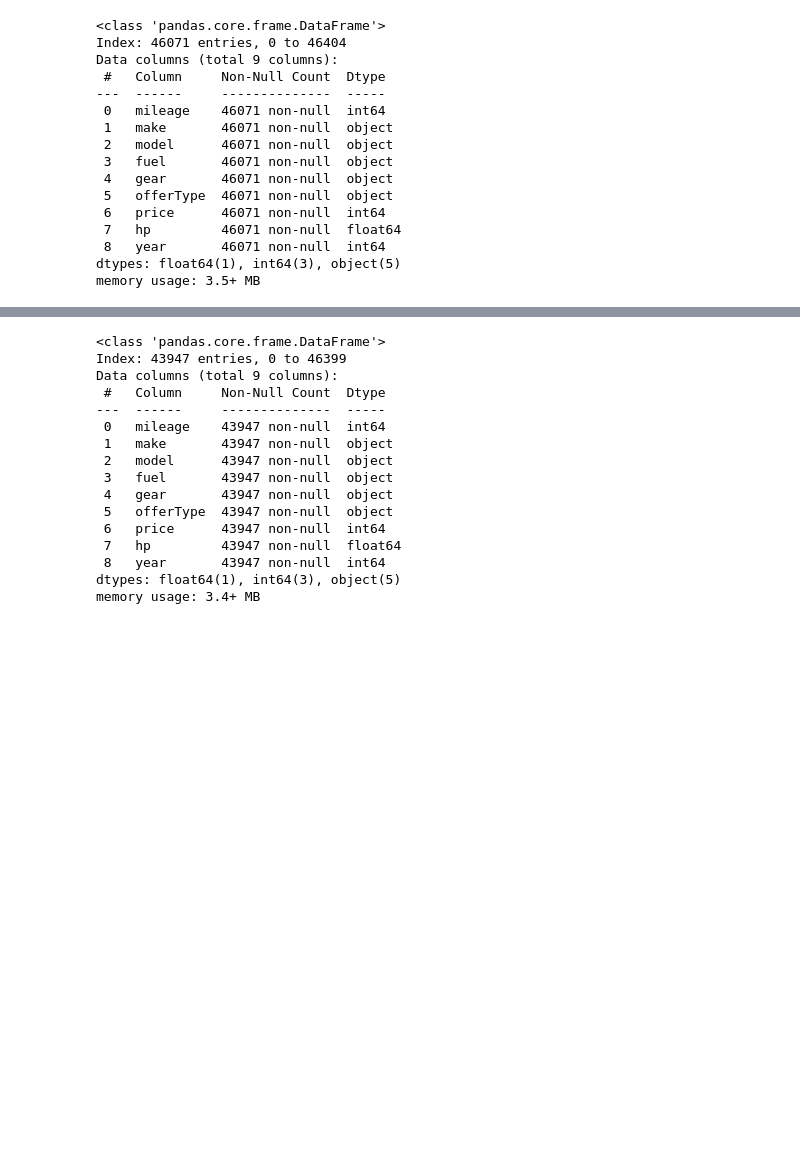
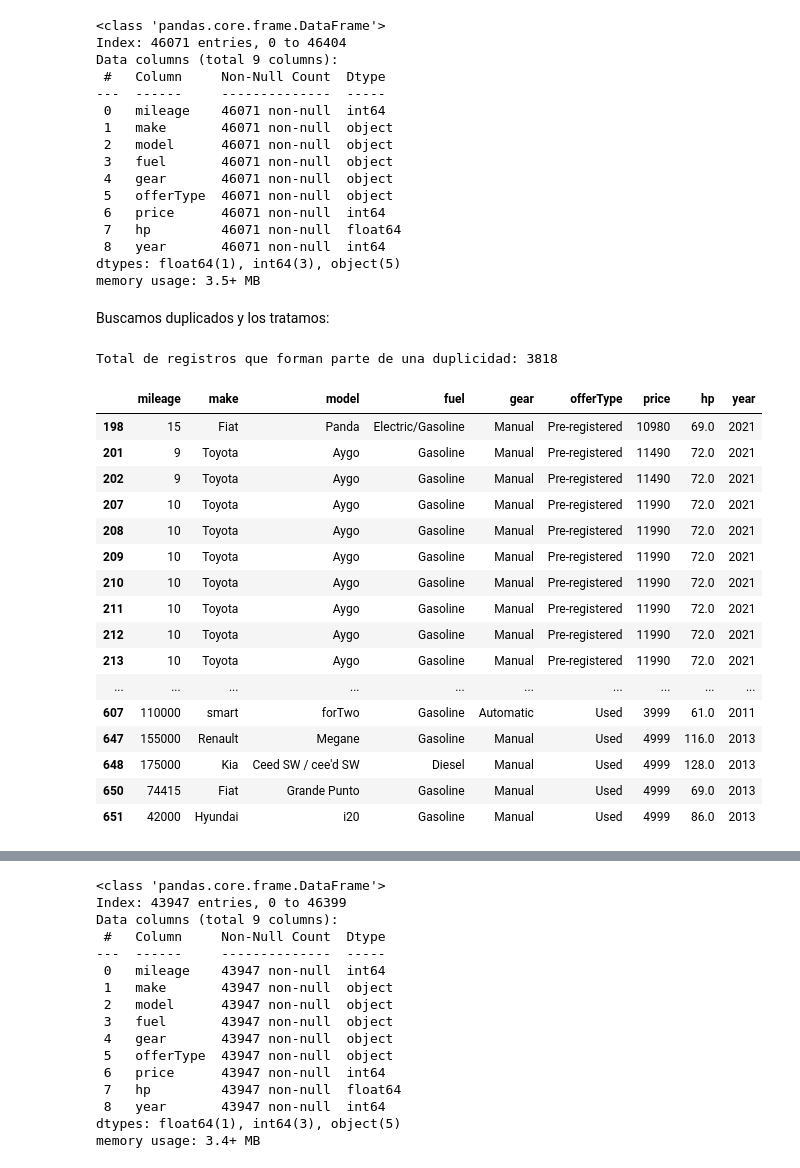
Before and after one commit to JPG250493/ML_Tasacion_Automotriz, a Jupyter notebook: src/notebooks/01 - MiniEDA.ipynb, the cells around one changed output, grey strips where cells are left out. Cells and saved outputs as stored; diff of their text form; code cells hidden in the pictures; blank space fills up the shorter version.

```diff
--- a/src/notebooks/01 - MiniEDA.ipynb
+++ b/src/notebooks/01 - MiniEDA.ipynb
@@ -86,3 +101,32 @@ Data columns (total 9 columns):
  8   year       46071 non-null  int64
 dtypes: float64(1), int64(3), object(5)
 memory usage: 3.5+ MB
+# %% [markdown]
+Buscamos duplicados y los tratamos:
+# %%
+# Contamos todas las apariciones de filas que tienen duplicados
+total_implicados = df.duplicated(keep=False).sum()
+print(f"Total de registros que forman parte de una duplicidad: {total_implicados}")
+# %% [output]
+Total de registros que forman parte de una duplicidad: 3818
+# %%
+# Muestra las filas que están duplicadas
+df[df.duplicated()].head(20)
+# %% [output]
+|  | mileage | make | model | fuel | gear | offerType | price | hp | year |
+| 198 | 15 | Fiat | Panda | Electric/Gasoline | Manual | Pre-registered | 10980 | 69.0 | 2021 |
+| 201 | 9 | Toyota | Aygo | Gasoline | Manual | Pre-registered | 11490 | 72.0 | 2021 |
+| 202 | 9 | Toyota | Aygo | Gasoline | Manual | Pre-registered | 11490 | 72.0 | 2021 |
+| 207 | 10 | Toyota | Aygo | Gasoline | Manual | Pre-registered | 11990 | 72.0 | 2021 |
+| 208 | 10 | Toyota | Aygo | Gasoline | Manual | Pre-registered | 11990 | 72.0 | 2021 |
+| 209 | 10 | Toyota | Aygo | Gasoline | Manual | Pre-registered | 11990 | 72.0 | 2021 |
+| 210 | 10 | Toyota | Aygo | Gasoline | Manual | Pre-registered | 11990 | 72.0 | 2021 |
+| 211 | 10 | Toyota | Aygo | Gasoline | Manual | Pre-registered | 11990 | 72.0 | 2021 |
+| 212 | 10 | Toyota | Aygo | Gasoline | Manual | Pre-registered | 11990 | 72.0 | 2021 |
+| 213 | 10 | Toyota | Aygo | Gasoline | Manual | Pre-registered | 11990 | 72.0 | 2021 |
+| ... | ... | ... | ... | ... | ... | ... | ... | ... | ... |
+| 607 | 110000 | smart | forTwo | Gasoline | Automatic | Used | 3999 | 61.0 | 2011 |
+| 647 | 155000 | Renault | Megane | Gasoline | Manual | Used | 4999 | 116.0 | 2013 |
+| 648 | 175000 | Kia | Ceed SW / cee'd SW | Diesel | Manual | Used | 4999 | 128.0 | 2013 |
+| 650 | 74415 | Fiat | Grande Punto | Gasoline | Manual | Used | 4999 | 69.0 | 2013 |
+| 651 | 42000 | Hyundai | i20 | Gasoline | Manual | Used | 4999 | 86.0 | 2013 |
```
Also changed, not shown: parts of 25 cells of this notebook, 12 other files.
